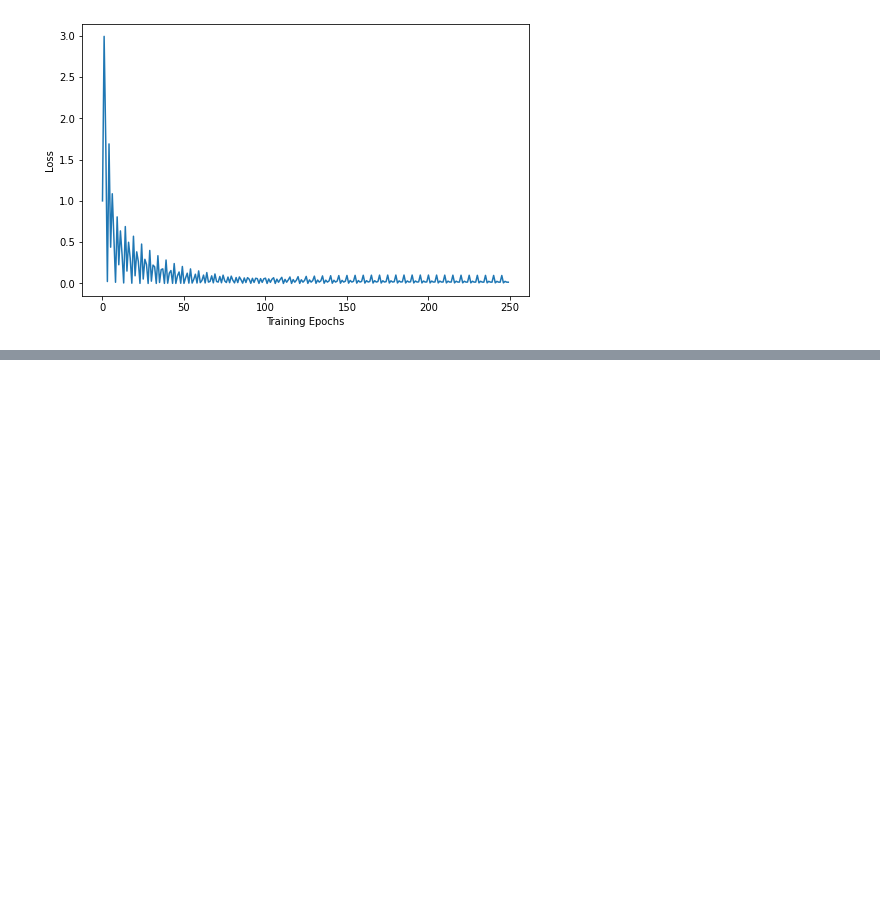
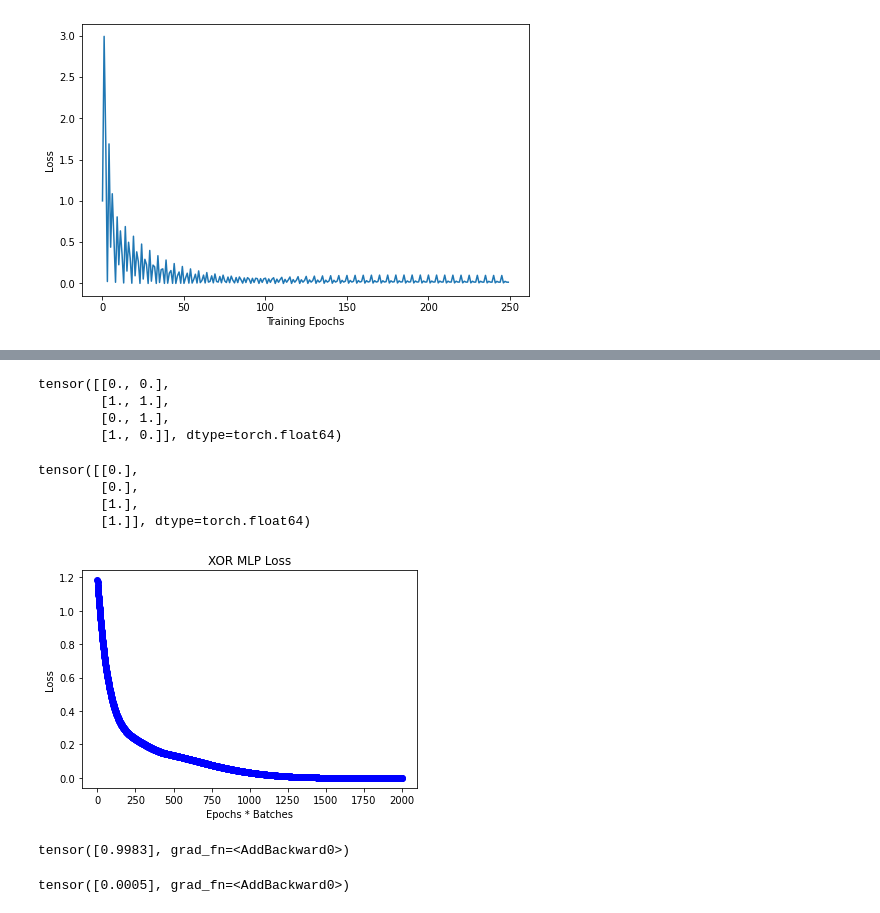
Before and after one commit to ilirsheraj/AutoEncoders-GANs, a Jupyter notebook: Chpt_01_Basics_DL.ipynb, the cells around one changed output, grey strips where cells are left out. Saved outputs shown, nothing was run; the diff lists cells and outputs as text; code cells hidden in the pictures; blank space fills up the shorter version.

```diff
--- a/Chpt_01_Basics_DL.ipynb
+++ b/Chpt_01_Basics_DL.ipynb
@@ -152,0 +173,67 @@ plt.show()
+# %%
+# Instantiate the model
+model = XorNet()
+loss_fn = nn.MSELoss()
+optimizer = optim.Adam(model.parameters(), lr=1e-3)
+
+# Define the number of epochs
+epochs = 500
+# %%
+X = np.array([[0., 0.], [1.,1.], [0.,1.], [1., 0.]])
+Y = np.array([0., 0., 1., 1.])
+
+# Convert to tensor
+y_train_t = torch.from_numpy(Y).clone().reshape(-1,1)
+x_train_t = torch.from_numpy(X).clone()
+
+history = []
+# %%
+x_train_t
+# %% [output]
+tensor([[0., 0.],
+        [1., 1.],
+        [0., 1.],
+        [1., 0.]], dtype=torch.float64)
+# %%
+y_train_t
+# %% [output]
+tensor([[0.],
+        [0.],
+        [1.],
+        [1.]], dtype=torch.float64)
+# %%
+# Train the model
+for i in range(epochs):
+    for batch_ind in range(4):
+        x_batch = Variable(torch.Tensor(x_train_t.float()))
+        y_batch = Variable(torch.Tensor(y_train_t.float()))
+        y_pred = model(x_batch)
+        loss = loss_fn(y_pred, y_batch)
+        history.append(loss.item())
+        # Zero the gradient of the optimizer (reset the optimizer)
+        optimizer.zero_grad()
+        # Apply the loss backward
+        loss.backward()
+        # Next optimization step
+        optimizer.step()
+# %%
+plt.plot(history, "bo-")
+plt.ylabel("Loss")
+plt.xlabel("Epochs * Batches")
+plt.title("XOR MLP Loss")
+plt.show()
+# %% [output]
+[figure, added]
+# %%
+# Predict the outcome for single point using the same model
+# Expected 1
+v = Variable(torch.FloatTensor([1,0]))
+model(v)
+# %% [output]
+tensor([0.9983], grad_fn=<AddBackward0>)
+# %%
+# Expected zero
+v = Variable(torch.FloatTensor([1,1]))
+model(v)
+# %% [output]
+tensor([0.0005], grad_fn=<AddBackward0>)
```
Also changed, not shown: parts of 7 cells of this notebook.
